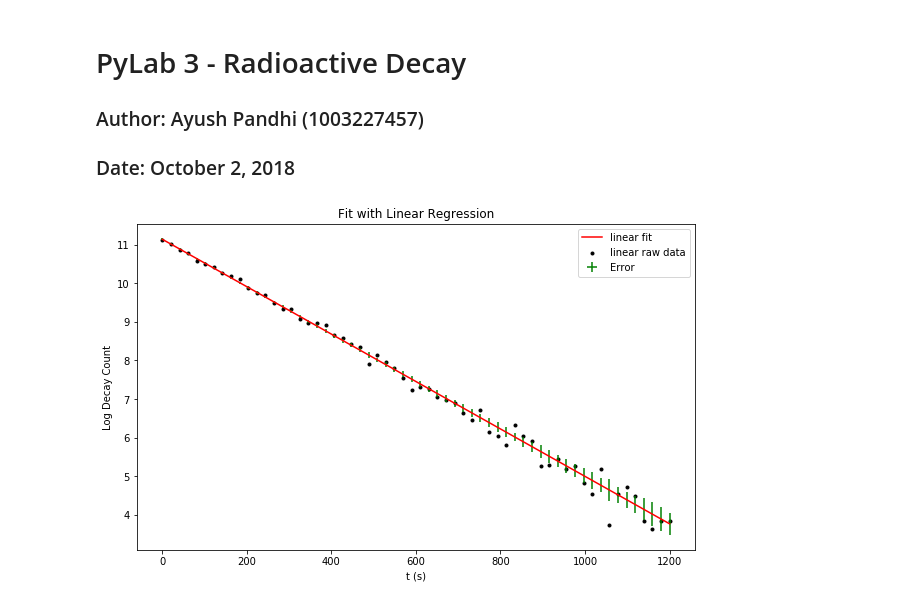
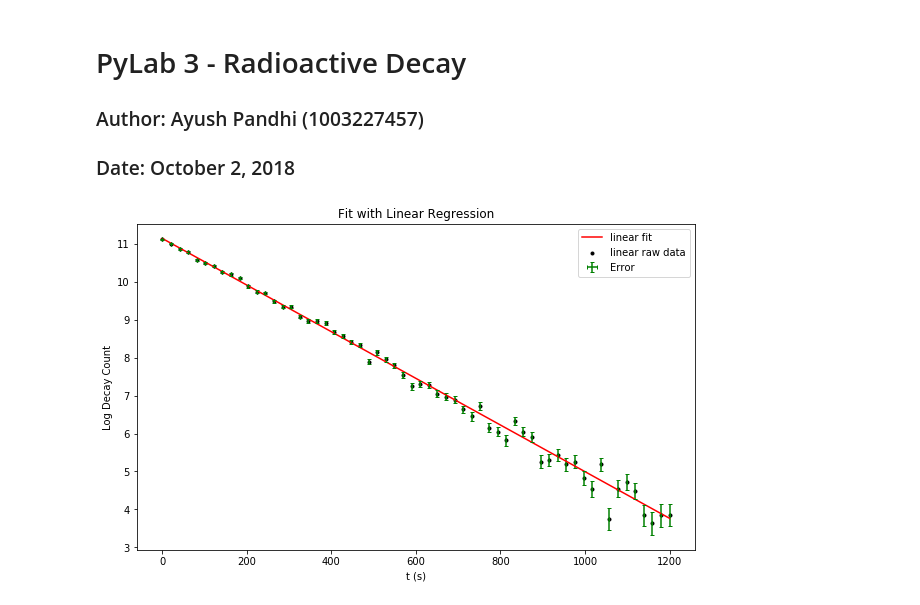
Before and after one commit to AyushPandhi/Pandhi_Ayush_PHY224, a Jupyter notebook: PyLab 3/PyLab 3.ipynb, the cells around one changed output. Drawn from its saved outputs; the diff is of its cells as text; code cells hidden in the pictures.

```diff
--- a/PyLab 3/PyLab 3.ipynb
+++ b/PyLab 3/PyLab 3.ipynb
@@ -52,14 +52,14 @@ lin_output = f(t, p_opt_1[0], p_opt_1[1])
 # %%
 #Plots of linear regression
 plt.figure(figsize=(10,6))
 plt.scatter(t, logy, label = 'linear raw data', marker='.', color='k')
 plt.plot(t, lin_output, 'r-', label = 'linear fit')
 plt.title('Fit with Linear Regression')
 plt.xlabel('t (s)')
 plt.ylabel('Log Decay Count')
-plt.errorbar(t, lin_output, xerr=0, yerr=logsigma, linestyle='none', ecolor='g', label='Error')
+plt.errorbar(t, logy, xerr=0, yerr=logsigma, linestyle='none', ecolor='g', label='Error', capsize=2)
 plt.legend()
 plt.show()
 # %% [output]
-[figure, old version]
+[figure, new version]
 # %%
```
Also changed, not shown: parts of 6 cells of this notebook, 1 other file.
